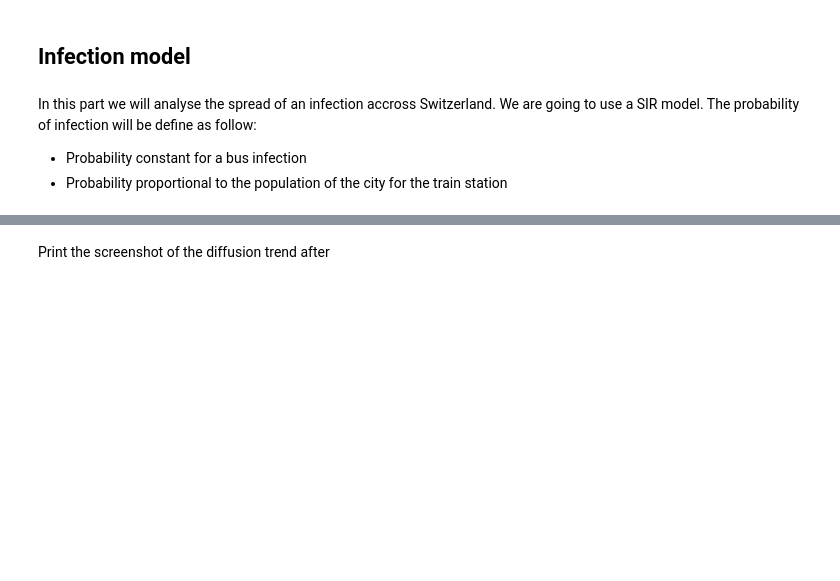
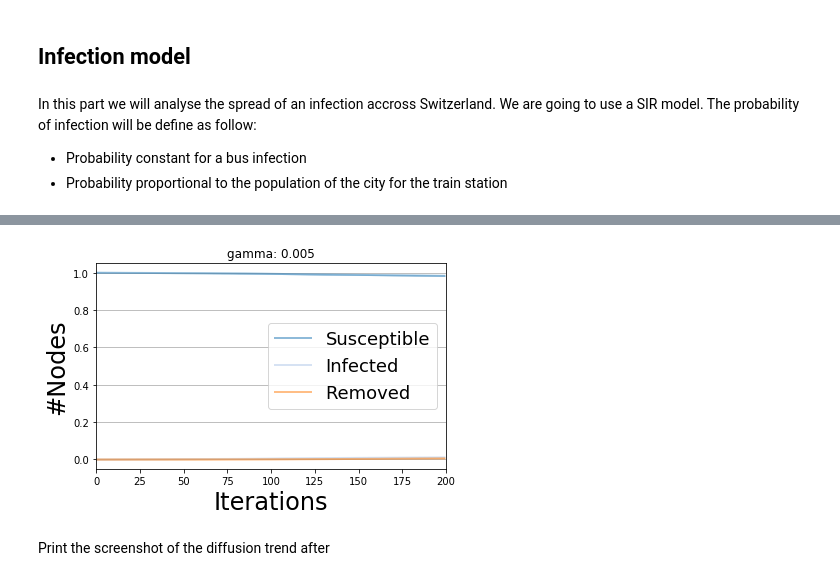
Before and after one commit to MGT-416/Team2-FinalProject, a Jupyter notebook: Network analysis Final.ipynb, the cells around one changed output, grey strips where cells are left out. Cells and saved outputs as stored; diff of their text form; code cells hidden in the pictures; blank space fills up the shorter version.

Commit message:
Update with working model

```diff
--- a/Network analysis Final.ipynb
+++ b/Network analysis Final.ipynb
@@ -435 +301,3 @@ import ndlib.models.epidemics.SIRModel as sir
 import ndlib.models.ModelConfig as mc
+# %%
+MAX_POPULATION = 390000
@@ -436,24 +318,28 @@ import ndlib.models.ModelConfig as mc
 # %%
-def SIR_Model(infected_nodes,nb_ite):   # infected_nodes is the list of the initial infected nodes
+def sir_nw(infected_nodes, nb_iter):
     # Create the SIR model
-    sir_model = sir.SIRModel(CFF_Graph)
+    sir_model = sir.SIRNodewiseModel(CFF_Graph)
 
     # Initialize the parameter for the diffusion model
     sir_cfg = mc.Configuration()
-    sir_cfg.add_model_parameter('beta', 0.01)
+#     sir_cfg.add_model_parameter('beta', 0.01)
     sir_cfg.add_model_parameter('gamma', 0.005)
+
+    for node in CFF_Graph.nodes():
+        population = CFF_Graph.node[node]['population']
+        node_beta = 0.05 # default for bus stops
+        if population == -1:
+            node_beta = 0.05
+        elif population > 0:
+            node_beta = population / MAX_POPULATION
+
+        sir_cfg.add_node_configuration('beta', node, node_beta)
 
     sir_cfg.add_model_initial_configuration("Infected", infected_nodes)
 
     sir_model.set_initial_status(sir_cfg)
 
-    # SIR_Object_Iterations
-    Iterations_Object = list()
+    # Calculate the nb_ite iterations and the trends
+    sir_iter = sir_model.iteration_bunch(nb_iter)
 
-    # Simulation
-    for i in range(nb_ite):
-        iterate = sir_model.iteration(1)
-        Iterations_Object.append(iterate)
-
-    # We return the Iterations_Object for future basemap analysis
-    return(Iterations_Object)
+    return sir_model, sir_iter
@@ -482,0 +346,3 @@ def SIR_Diff_Trend(infected_nodes,nb_ite):
+# %%
+model, iters = sir_nw(['Lausanne'], 200)
+print(iters[-1]['node_count'])
@@ -483,2 +355,11 @@ def SIR_Diff_Trend(infected_nodes,nb_ite):
+# %%
+# Simulation execution
+trends = model.build_trends(iters)
+
+# Visualization
+viz = dt.DiffusionTrend(model, trends)
+viz.plot()
+# %% [output]
+[figure, added]
 # %% [markdown]
 Print the screenshot of the diffusion trend after
```
Also changed, not shown: parts of 29 cells of this notebook, 4 other files.
